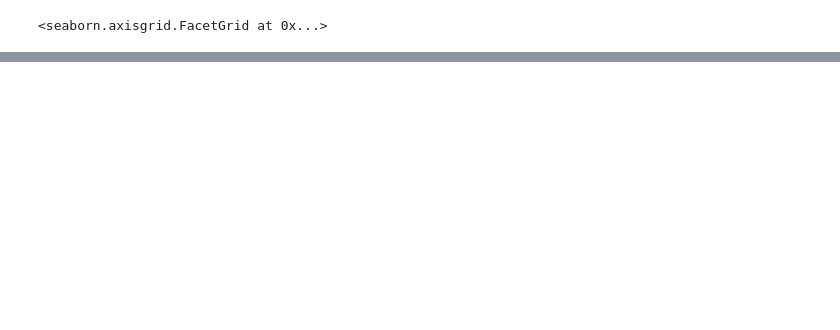
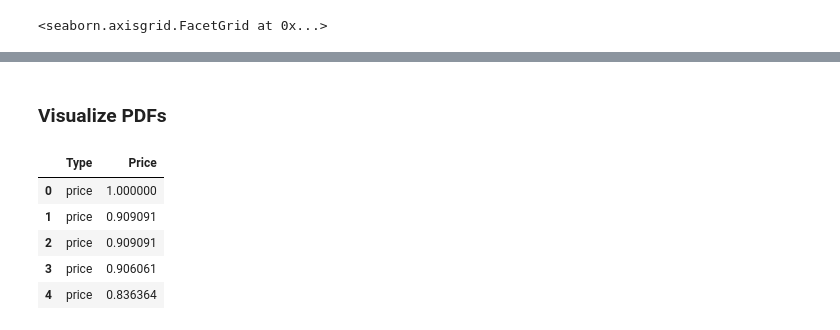
Before and after one commit to ebrahimhossaincse/Machine-Learning-Linear-Regression, a Jupyter notebook: Supervised Learning/Linear Regression.ipynb, the cells around one changed output, grey strips where cells are left out. Cells and saved outputs as stored; diff of their text form; code cells hidden in the pictures; blank space fills up the shorter version.

```diff
--- a/Supervised Learning/Linear Regression.ipynb
+++ b/Supervised Learning/Linear Regression.ipynb
@@ -95,0 +129,21 @@ sns.relplot(
+# %% [markdown]
+### **Visualize PDFs**
+# %%
+__ = housing_dataset.melt(
+    value_vars=["price", "price_pred_rand"],
+    var_name="Type",
+    value_name="Price"
+)
+
+__['Price'] = __.groupby('Type')['Price'].transform(
+    lambda x: (x - x.min()) / (x.max() - x.min())
+)
+
+__.head()
+# %% [output]
+|  | Type | Price |
+| 0 | price | 1.000000 |
+| 1 | price | 0.909091 |
+| 2 | price | 0.909091 |
+| 3 | price | 0.906061 |
+| 4 | price | 0.836364 |
```
Also changed, not shown: parts of 18 cells of this notebook.
